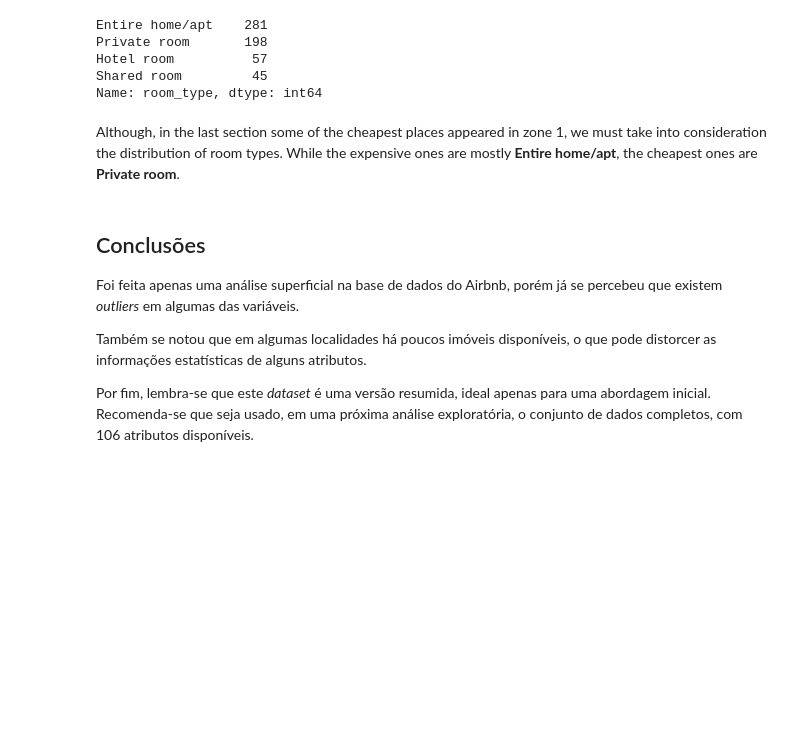
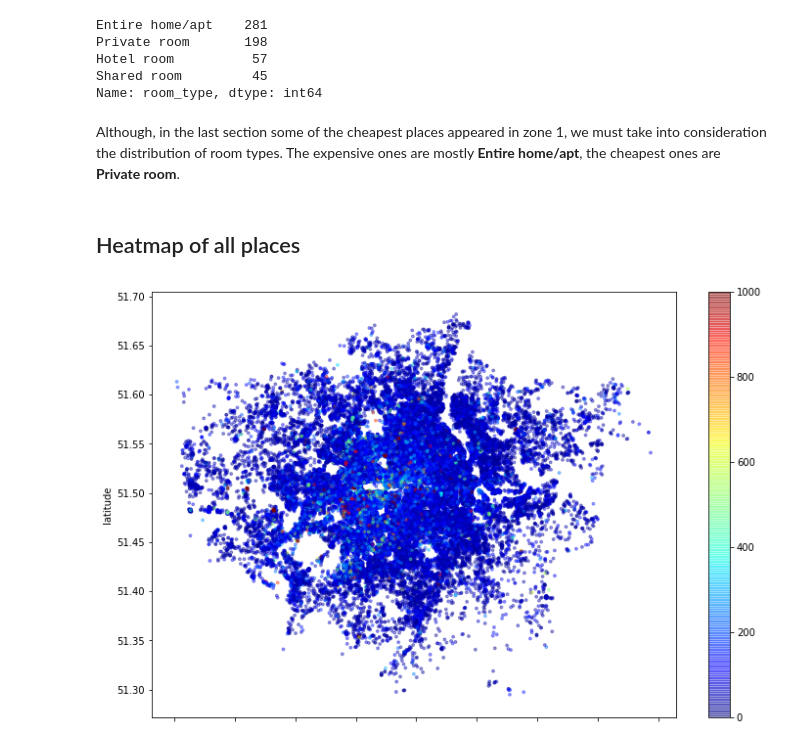
Before and after one commit to ItamarRocha/Machine-Learning-and-Data-Analysis, a Jupyter notebook: airbnb/Airbnb.ipynb, the cells around one changed output. Cells and saved outputs as stored; diff of their text form; code cells hidden in the pictures; blank space fills up the shorter version.

```diff
--- a/airbnb/Airbnb.ipynb
+++ b/airbnb/Airbnb.ipynb
@@ -415,12 +473,11 @@ Hotel room          57
 Shared room         45
 Name: room_type, dtype: int64
 # %% [markdown]
-Although, in the last section some of the cheapest places appeared in zone 1, we must take into consideration the distribution of room types. While the expensive ones are mostly **Entire home/apt**, the cheapest ones are **Private room**.
+Although, in the last section some of the cheapest places appeared in zone 1, we must take into consideration the distribution of room types. The expensive ones are mostly **Entire home/apt**, the cheapest ones are **Private room**.
-# %% [markdown]
-## Conclusões
-
-Foi feita apenas uma análise superficial na base de dados do Airbnb, porém já se percebeu que existem *outliers* em algumas das variáveis.
-
-Também se notou que em algumas localidades há poucos imóveis disponíveis, o que pode distorcer as informações estatísticas de alguns atributos.
-
-Por fim, lembra-se que este *dataset* é uma versão resumida, ideal apenas para uma abordagem inicial. Recomenda-se que seja usado, em uma próxima análise exploratória, o conjunto de dados completos, com 106 atributos disponíveis.
+# %% [markdown]
+## Heatmap of all places
+# %%
+df_clean.plot(kind="scatter", x='longitude', y='latitude', alpha=0.4, c=df_clean['price'], s=8,
+              cmap=plt.get_cmap('jet'), figsize=(12,8));
+# %% [output]
+[figure, added]
```
Also changed, not shown: parts of 28 cells of this notebook.
